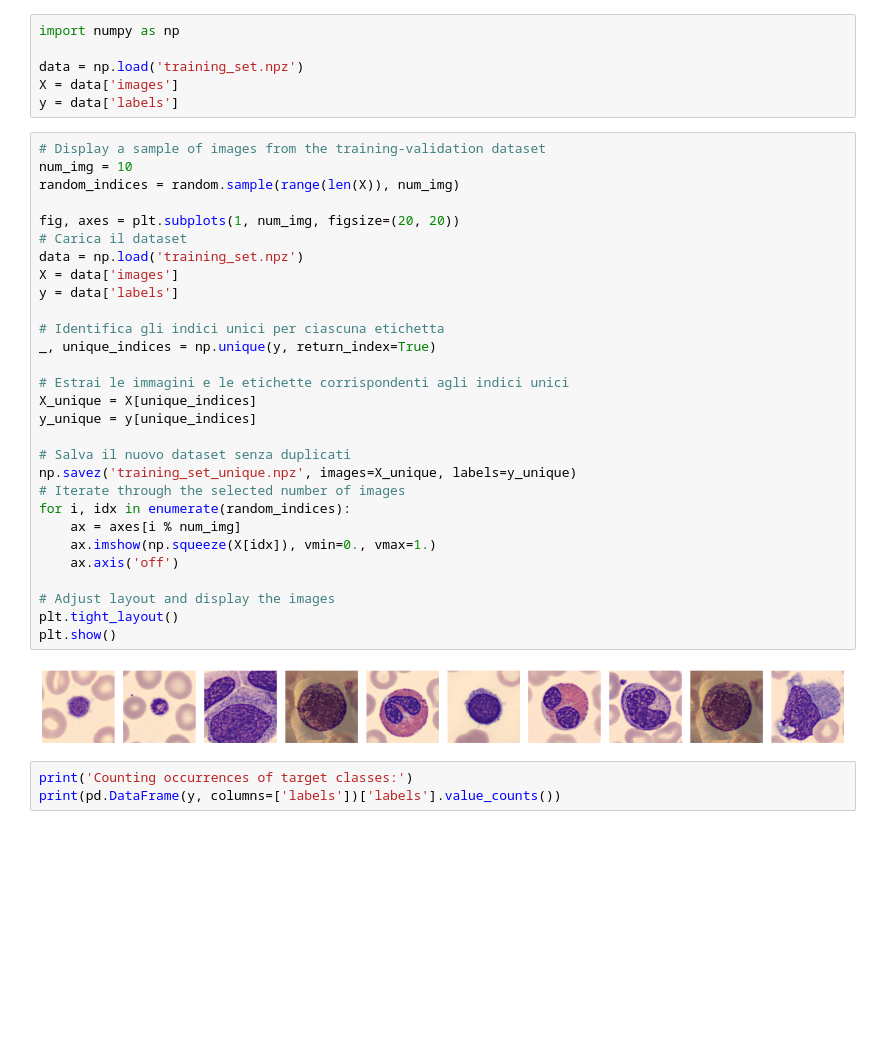
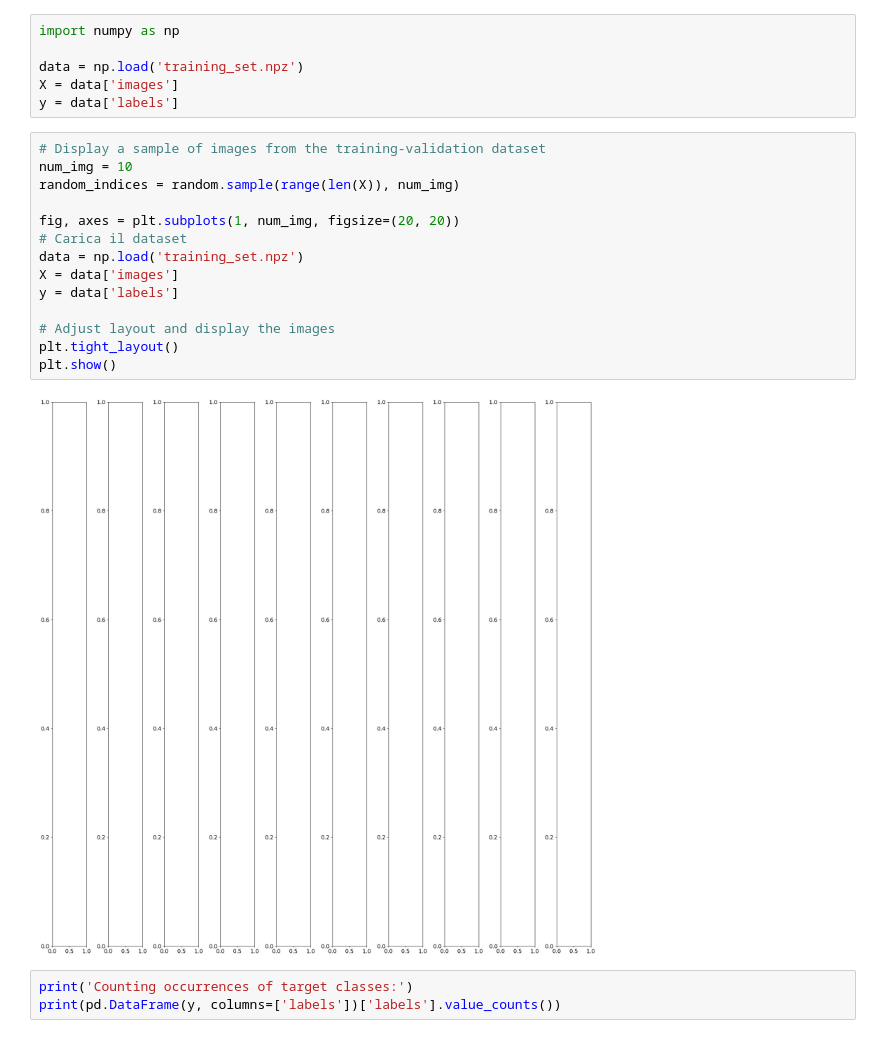
Before and after one commit to giovannaloro/AN2DL_PROJECT_2024_M2G, a Jupyter notebook: code/g_a.ipynb, the cells around one changed output. Saved outputs shown, nothing was run; the diff lists cells and outputs as text; blank space fills up the shorter version.

Commit message:
first training model attempt got 0.6

```diff
--- a/code/g_a.ipynb
+++ b/code/g_a.ipynb
@@ -59,34 +64,19 @@ y = data['labels']
 # %%
 # Display a sample of images from the training-validation dataset
 num_img = 10
 random_indices = random.sample(range(len(X)), num_img)
 
 fig, axes = plt.subplots(1, num_img, figsize=(20, 20))
 # Carica il dataset
 data = np.load('training_set.npz')
 X = data['images']
 y = data['labels']
 
-# Identifica gli indici unici per ciascuna etichetta
-_, unique_indices = np.unique(y, return_index=True)
-
-# Estrai le immagini e le etichette corrispondenti agli indici unici
-X_unique = X[unique_indices]
-y_unique = y[unique_indices]
-
-# Salva il nuovo dataset senza duplicati
-np.savez('training_set_unique.npz', images=X_unique, labels=y_unique)
-# Iterate through the selected number of images
-for i, idx in enumerate(random_indices):
-    ax = axes[i % num_img]
-    ax.imshow(np.squeeze(X[idx]), vmin=0., vmax=1.)
-    ax.axis('off')
-
 # Adjust layout and display the images
 plt.tight_layout()
 plt.show()
 # %% [output]
-[figure, old version]
+[figure, new version]
 # %%
 print('Counting occurrences of target classes:')
 print(pd.DataFrame(y, columns=['labels'])['labels'].value_counts())
```
Also changed, not shown: parts of 9 cells of this notebook.
